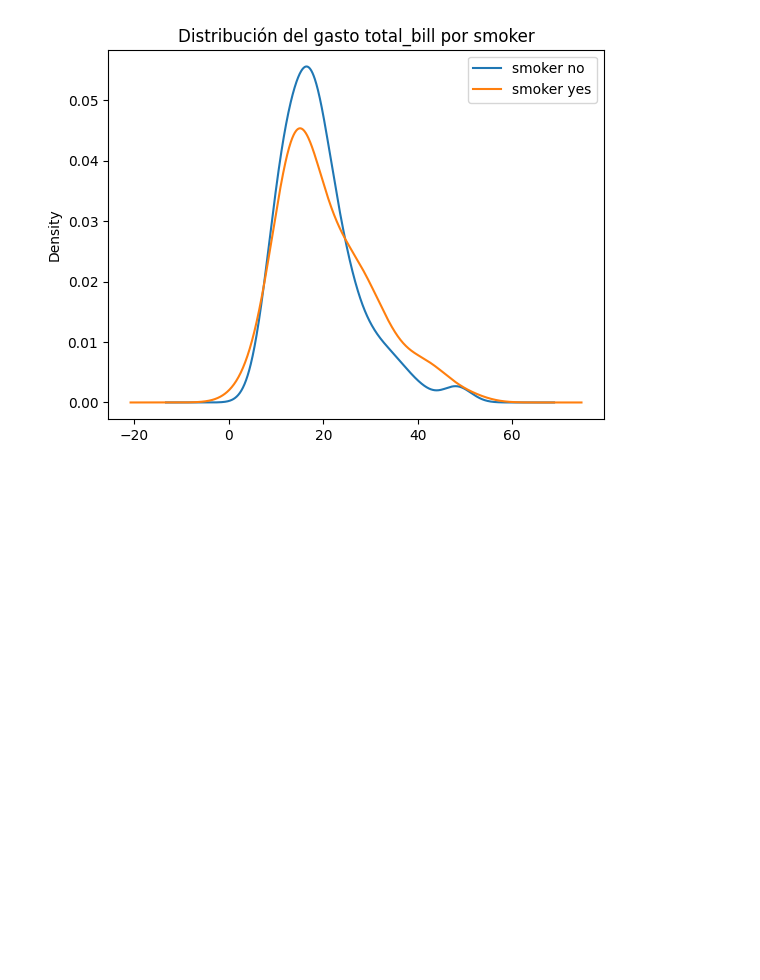
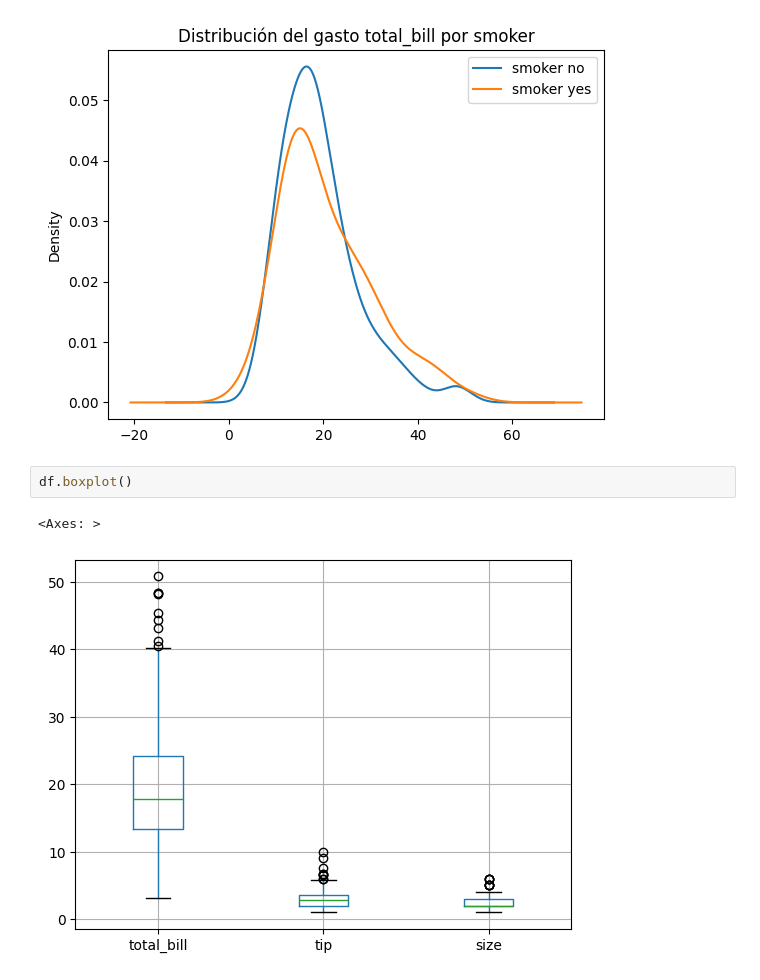
Before and after one commit to certidevs/curso-2025-07-visualizacion, a Jupyter notebook: clase.ipynb, the cells around one changed output. Saved outputs shown, nothing was run; the diff lists cells and outputs as text; blank space fills up the shorter version.

Commit message:
gráficos histograma, kde, boxplot, líneas, barras

```diff
--- a/clase.ipynb
+++ b/clase.ipynb
@@ -62,3 +62,8 @@ plt.title('Distribución del gasto total_bill por smoker')
 # %% [output]
 Text(0.5, 1.0, 'Distribución del gasto total_bill por smoker')
 [figure]
+# %%
+df.boxplot()
+# %% [output]
+<Axes: >
+[figure, added]
```
Also changed, not shown: parts of 8 cells of this notebook, 1 other file.
